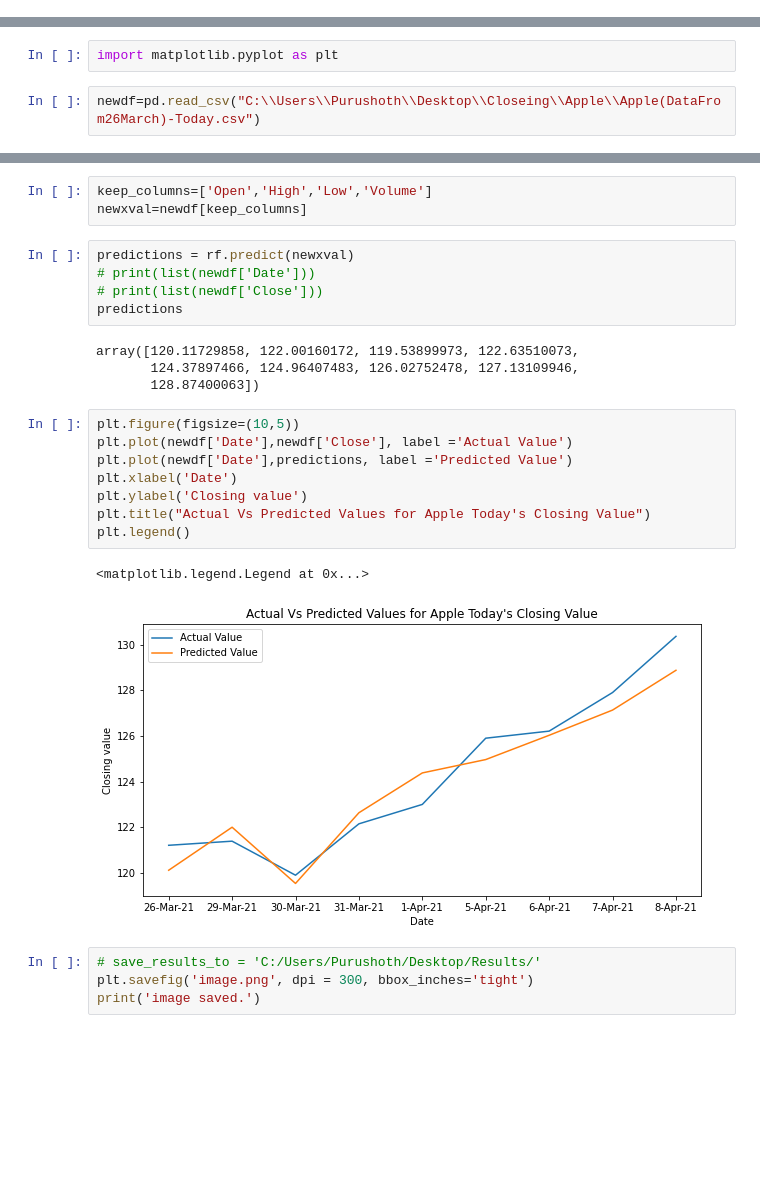
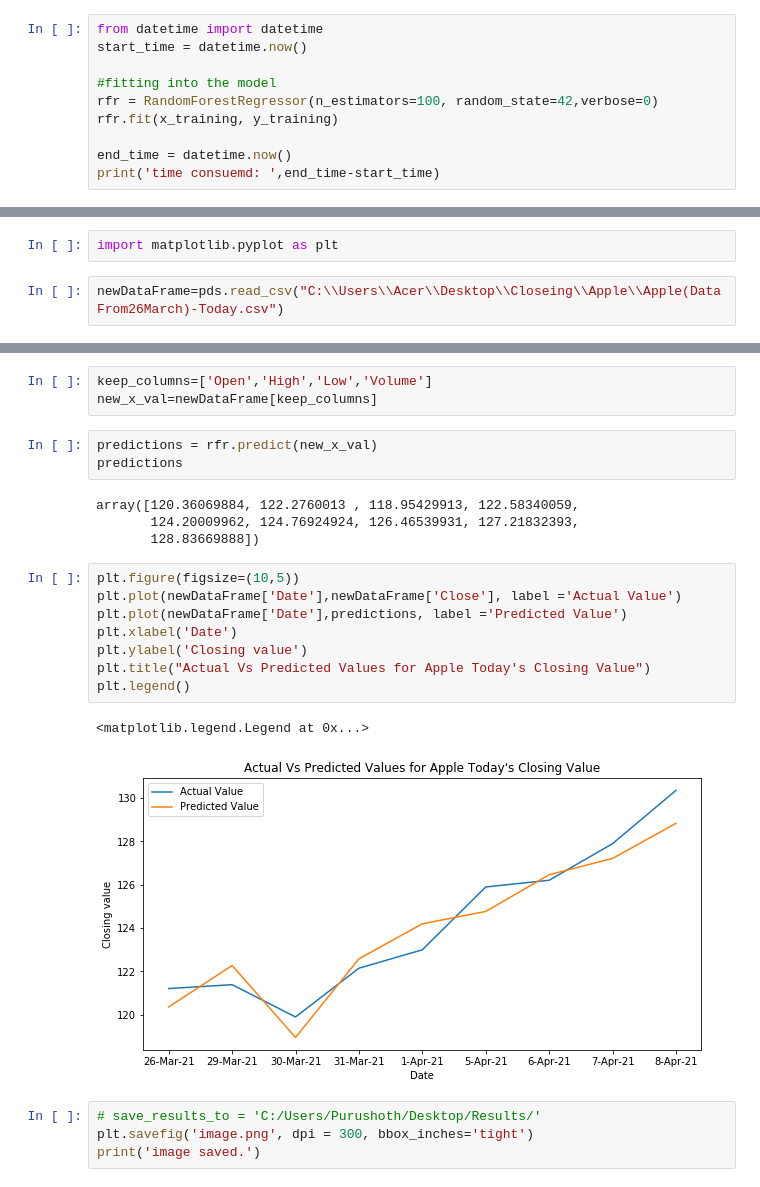
Before and after one commit to Purushothh/FYP, a Jupyter notebook: Closeing/Apple/Apple(Today_Pred)-Updated.ipynb, the cells around one changed output, grey strips where cells are left out. Cells and saved outputs as stored; diff of their text form; blank space fills up the shorter version.

```diff
--- a/Closeing/Apple/Apple(Today_Pred)-Updated.ipynb
+++ b/Closeing/Apple/Apple(Today_Pred)-Updated.ipynb
@@ -78,0 +78,10 @@ array([ 5.46844659, 43.621125  ,  0.25691103, ...,  1.0958242 ,
+# %%
+from datetime import datetime
+start_time = datetime.now()
+
+#fitting into the model
+rfr = RandomForestRegressor(n_estimators=100, random_state=42,verbose=0)
+rfr.fit(x_training, y_training)
+
+end_time = datetime.now()
+print('time consuemd: ',end_time-start_time)
@@ -132,5 +214,5 @@ array([126.02752478])
 # %%
 import matplotlib.pyplot as plt
 # %%
-newdf=pd.read_csv("C:\\Users\\Purushoth\\Desktop\\Closeing\\Apple\\Apple(DataFrom26March)-Today.csv")
+newDataFrame=pds.read_csv("C:\\Users\\Acer\\Desktop\\Closeing\\Apple\\Apple(DataFrom26March)-Today.csv")
 # %%
@@ -144,27 +226,25 @@ newdf.head()
 | 4 | 1-Apr-21 | 123.660004 | 124.180000 | 122.489998 | 74957400 | 123.000000 |
 # %%
 keep_columns=['Open','High','Low','Volume']
-newxval=newdf[keep_columns]
+new_x_val=newDataFrame[keep_columns]
-# %%
-predictions = rf.predict(newxval)
-# print(list(newdf['Date']))
-# print(list(newdf['Close']))
-predictions
-# %% [output]
-array([120.11729858, 122.00160172, 119.53899973, 122.63510073,
-       124.37897466, 124.96407483, 126.02752478, 127.13109946,
-       128.87400063])
+# %%
+predictions = rfr.predict(new_x_val)
+predictions
+# %% [output]
+array([120.36069884, 122.2760013 , 118.95429913, 122.58340059,
+       124.20009962, 124.76924924, 126.46539931, 127.21832393,
+       128.83669888])
 # %%
 plt.figure(figsize=(10,5))
-plt.plot(newdf['Date'],newdf['Close'], label ='Actual Value')
-plt.plot(newdf['Date'],predictions, label ='Predicted Value')
+plt.plot(newDataFrame['Date'],newDataFrame['Close'], label ='Actual Value')
+plt.plot(newDataFrame['Date'],predictions, label ='Predicted Value')
 plt.xlabel('Date')
 plt.ylabel('Closing value')
 plt.title("Actual Vs Predicted Values for Apple Today's Closing Value")
 plt.legend()
 # %% [output]
 <matplotlib.legend.Legend at 0x...>
-[figure, old version]
+[figure, new version]
 # %%
 # save_results_to = 'C:/Users/Purushoth/Desktop/Results/'
 plt.savefig('image.png', dpi = 300, bbox_inches='tight')
```
Also changed, not shown: parts of 61 cells of this notebook, 48 other files.
